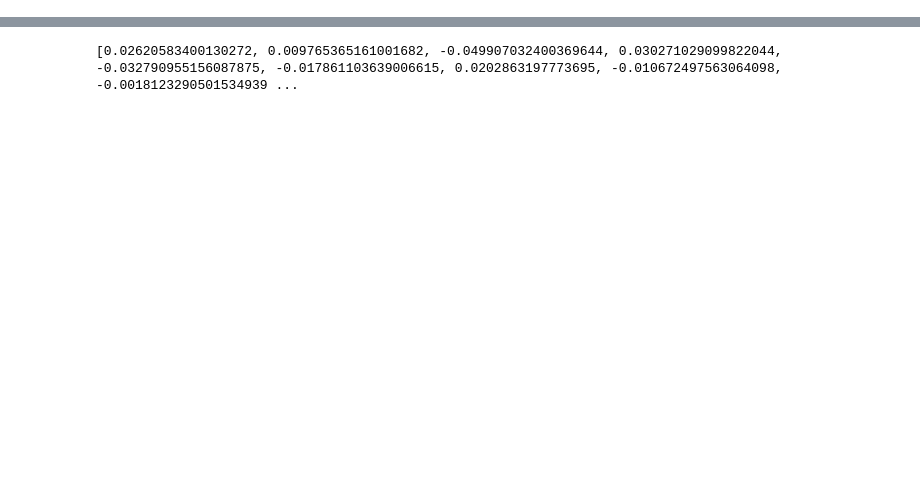
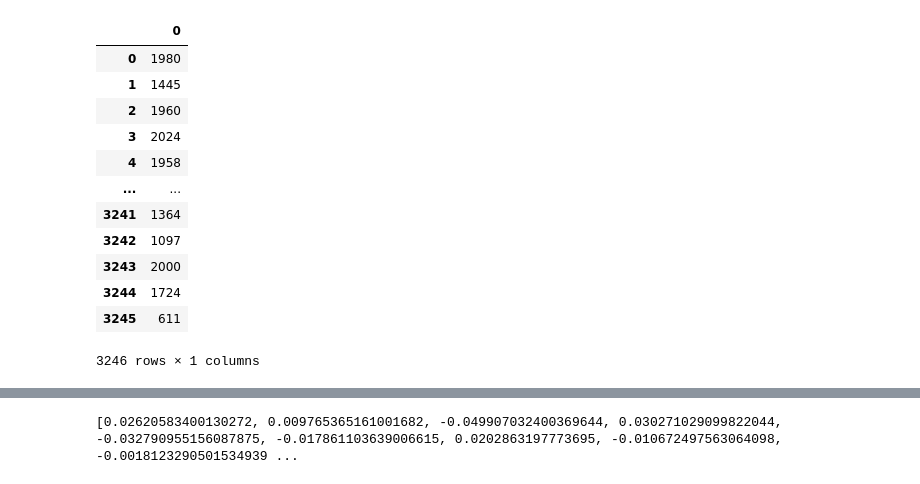
Before and after one commit to epfl-si/polylex-chatbot, a Jupyter notebook: rag/data_indexer.ipynb, the cells around one changed output, grey strips where cells are left out. Drawn from its saved outputs; the diff is of its cells as text; code cells hidden in the pictures; blank space fills up the shorter version.

```diff
--- a/rag/data_indexer.ipynb
+++ b/rag/data_indexer.ipynb
@@ -50,16 +83,14 @@ def clean_text(text, source):
         cleaner_text = re.sub(r'\b(?:RO \d{4} \d+|RS \d+(?:\.\d+)+)\b', '', cleaner_text)
     return cleaner_text
 # %%
-from langchain_text_splitters import CharacterTextSplitter
-
 splitter_struct_aware = RecursiveCharacterTextSplitter(
-    chunk_size=1000, # TODO : comment definir (dans ce cas nb caracteres et pas tokens) ?
+    chunk_size=2000, # TODO : comment definir (dans ce cas nb caracteres et pas tokens) ? Avant 1000, mieux (au max 2196 car ajout du titre) ?
     chunk_overlap=200, # TODO : comment definir (dans ce cas nb caracteres et pas tokens) ?
     separators=[
-        SECTION_PATTERN,
         ARTICLE_PATTERN,
         "\n\n",
         "\n",
+        ".",
         " ",
         "",
     ],
@@ -68,13 +99,6 @@ splitter_struct_aware = RecursiveCharacterTextSplitter(
     keep_separator=True,
     add_start_index=True,
 )
-
-splitter_sliding_window = CharacterTextSplitter(
-    chunk_size=6000,
-    chunk_overlap=400,
-    separator = ' ',
-    add_start_index=True,
-)
 # %%
 chunks = []
 
@@ -125,7 +147,28 @@ for file in tqdm(DATA_DIR.glob("*.pdf")):
-# %%
-file_path = "chunks.txt"
-
-with open(file_path, "w", encoding="utf-8") as f:
-    for chunk in chunks:
-        content = f"\n------------ DOC ID: {chunk.metadata["doc_id"]} - SOURCE: {chunk.metadata["source"]} - TOTAL PAGES: {chunk.metadata["total_pages"]} - START INDEX: {chunk.metadata["start_index"]} ------------\n"
-        f.write(content + chunk.page_content + "\n")
+# %%
+file_path = "chunks_no_section_only_clean_pdfs.txt"
+
+with open(file_path, "w", encoding="utf-8") as f:
+    for chunk in chunks:
+        content = f"\n------------ DOC ID: {chunk.metadata["doc_id"]} - LANGUAGE: {chunk.metadata["language"]} - SOURCE: {chunk.metadata["source"]} - LEX NUMBER: {chunk.metadata["lex_number"]} - TOTAL PAGES: {chunk.metadata["total_pages"]} - START INDEX: {chunk.metadata["start_index"]} ------------\n"
+        f.write(content + chunk.page_content + "\n")
+# %%
+# TODO : a supprimer
+
+import pandas as pd
+
+lens = [len(chunk.page_content) for chunk in chunks]
+pd.DataFrame(lens)
+# %% [output]
+|  | 0 |
+| 0 | 1980 |
+| 1 | 1445 |
+| 2 | 1960 |
+| 3 | 2024 |
+| 4 | 1958 |
+| ... | ... |
+| 3241 | 1364 |
+| 3242 | 1097 |
+| 3243 | 2000 |
+| 3244 | 1724 |
+| 3245 | 611 |
+3246 rows × 1 columns
```
Also changed, not shown: parts of 11 cells of this notebook, 5 other files.
